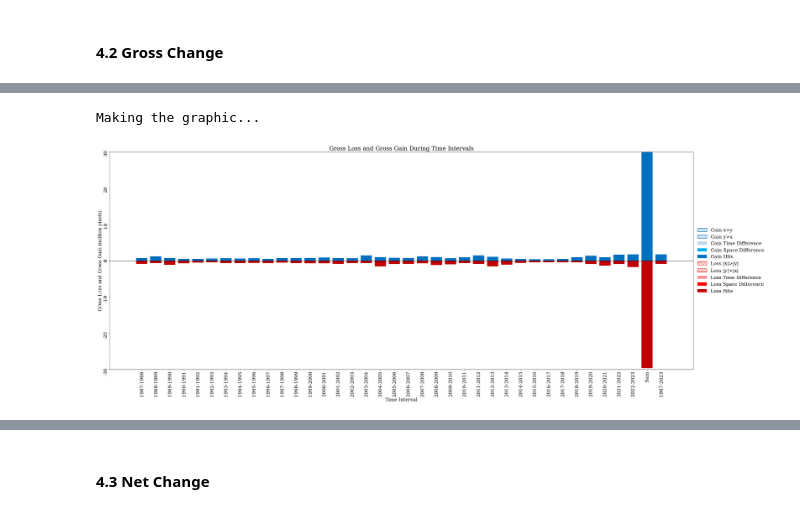
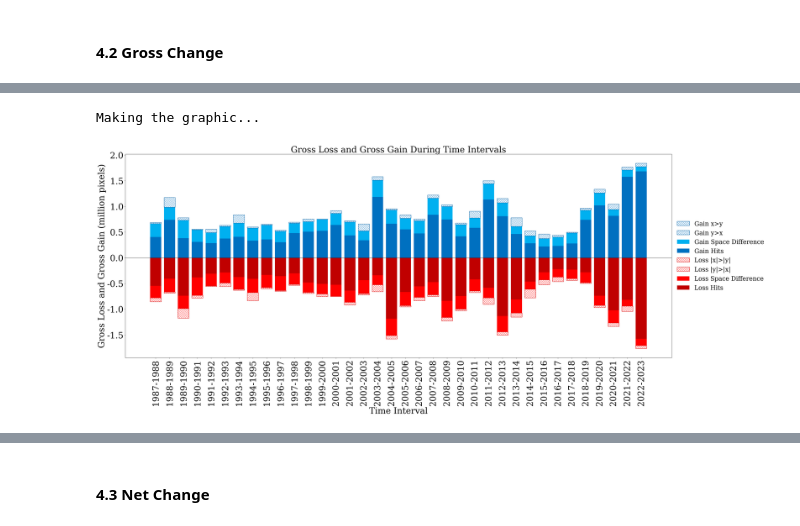
Before and after one commit to antoniovfonseca/compare-time-series, a Jupyter notebook: notebook-time-series-comparison.ipynb, the cells around one changed output, grey strips where cells are left out. Drawn from its saved outputs; the diff is of its cells as text; code cells hidden in the pictures.

Commit message:
sum and extent graphics included

```diff
--- a/notebook-time-series-comparison.ipynb
+++ b/notebook-time-series-comparison.ipynb
@@ -51,8 +51,10 @@ from rasterio.enums import Resampling
 # class_name = "savanna"
 # is_binary_data = True
 
-path_series_x = r"C:\Users\AntFonseca\github\1.INPUT\deforestation\westernCol9"
-path_series_y = r"C:\Users\AntFonseca\github\1.INPUT\deforestation\westernCol9"
+path_series_x = r"C:\Users\AntFonseca\github\1.INPUT\deforestation/westernCol9"
+path_series_y = r"C:\Users\AntFonseca\github\1.INPUT\deforestation/westernCol10"
+# path_series_x = r"/mnt/c/Users/AntFonseca/github/1.INPUT/deforestation/westernCol9"
+# path_series_y = r"/mnt/c/Users/AntFonseca/github/1.INPUT/deforestation/westernCol10"
 # time_points = [2008, 2009, 2010, 2011, 2012,
 #                2013, 2014, 2015, 2016, 2017,
 #                2018, 2019, 2020, 2021, 2022,
@@ -74,7 +76,8 @@ is_binary_data = True
 # is_binary_data = True
 
 # Output folder
-output_path = fr"C:\Users\AntFonseca\github\2.OUTPUT\{class_name}"
+# output_path = fr"/mnt/c/Users/AntFonseca/github/2.OUTPUT/{class_name}"
+output_path = fr"C:\Users\AntFonseca\github\2.OUTPUT/{class_name}"
 if not os.path.exists(output_path):
     os.makedirs(output_path)
 
@@ -723,6 +980,41 @@ mpl.rcParams["font.family"] = "serif"
 # -----------------------------------------------------------------------------
 # 1.2 Data preparation
 # -----------------------------------------------------------------------------
+# plot_data_list = []
+
+# for interval in time_intervals:
+#     row_data = change_results_by_interval.get(interval, {})
+#     row_data["Interval"] = interval
+#     plot_data_list.append(row_data)
+
+# sum_row_gross = sum_change_results.copy()
+# sum_row_gross["Interval"] = "Sum"
+# plot_data_list.append(sum_row_gross)
+
+# extent_row_gross = extent_results.copy()
+# extent_row_gross["Interval"] = f"{time_points[0]}-{time_points[-1]}"
+# plot_data_list.append(extent_row_gross)
+
+# df_plot = pd.DataFrame(plot_data_list).set_index("Interval").fillna(0)
+# labels = df_plot.index.tolist()
+
+# gain_colors = {
+#     "Hits": "#0070C0",
+#     "Space Difference": "#00B0F0",
+#     "Time Difference": "#BDD7EE",
+#     "Miss": "white",
+#     "False Alarm": "white"
+# }
+# loss_colors = {
+#     "Hits": "#C00000",
+#     "Space Difference": "#FF0000",
+#     "Time Difference": "#FF9696",
+#     "Miss": "white",
+#     "False Alarm": "white"
+# }
+# gain_hatch_color = "#0070C0"
+# loss_hatch_color = "#FF0000"
+
 plot_data_list = []
 
 for interval in time_intervals:
@@ -730,6 +1022,7 @@ for interval in time_intervals:
     row_data["Interval"] = interval
     plot_data_list.append(row_data)
 
+# continua calculando sum e extent (se precisar em tabela/export)
 sum_row_gross = sum_change_results.copy()
 sum_row_gross["Interval"] = "Sum"
 plot_data_list.append(sum_row_gross)
@@ -738,7 +1031,13 @@ extent_row_gross = extent_results.copy()
 extent_row_gross["Interval"] = f"{time_points[0]}-{time_points[-1]}"
 plot_data_list.append(extent_row_gross)
 
+# cria dataframe
 df_plot = pd.DataFrame(plot_data_list).set_index("Interval").fillna(0)
+
+# remove as duas últimas linhas apenas do gráfico
+extent_label = f"{time_points[0]}-{time_points[-1]}"
+df_plot = df_plot.drop(["Sum", extent_label], errors="ignore")
+
 labels = df_plot.index.tolist()
 
 gain_colors = {
@@ -881,12 +1180,12 @@ legend_dict["Loss |y|>|x|"] = (
 order = [
     "Gain x>y",
     "Gain y>x",
-    "Gain Time Difference",
+    # "Gain Time Difference",
     "Gain Space Difference",
     "Gain Hits",
     "Loss |x|>|y|",
     "Loss |y|>|x|",
-    "Loss Time Difference",
+    # "Loss Time Difference",
     "Loss Space Difference",
     "Loss Hits"
 ]
@@ -898,7 +1197,7 @@ ax.legend(
     handles=ordered_handles,
     labels=ordered_labels,
     loc="center left",
-    fontsize=18,
+    fontsize=25,
     bbox_to_anchor=(1, 0.5),
     frameon=False,
     alignment="left"
@@ -909,17 +1208,24 @@ ax.legend(
 # -----------------------------------------------------------------------------
 ax.set_title(
     "Gross Loss and Gross Gain During Time Intervals",
-    fontsize=22
+    fontsize=35
 )
 ax.set_xlabel(
     "Time Interval",
-    fontsize=18
+    fontsize=35
 )
 ax.tick_params(
-    axis="both",
+    axis="x",
     which="major",
-    labelsize=18,
+    labelsize=35,
     rotation=90
+)
+
+ax.tick_params(
+    axis="y",
+    which="major",
+    labelsize=35,
+    # rotation=90
 )
 
 # =============================================================================
@@ -938,38 +1244,41 @@ ax.tick_params(
 
 # Option 2: For large values (divide by 1 million)
 def millions_formatter(y, pos):
-    return f"{y / 1_000_000:.0f}"
+    return f"{y / 1_000_000:.1f}"
 ax.yaxis.set_major_formatter(FuncFormatter(millions_formatter))
-ax.set_ylim(-30_000_000, 30_000_000)
+# ax.set_ylim(
+#     -2_000_000,
+#      2_000_000
+# )
 ax.set_ylabel(
     "Gross Loss and Gross Gain (million pixels)",
-    fontsize=18
+    fontsize=35
 )
 
 # Option 3: For large values (divide by 1 thousand)
 # def thousands_formatter(y, pos):
 #     return f"{y / 1_000:.0f}"
 # ax.yaxis.set_major_formatter(FuncFormatter(thousands_formatter))
 # ax.set_ylim(-900_000, 900_000)
 # ax.set_ylabel(
 #     "Gross Loss and Gross Gain (thousand pixels)",
 #     fontsize=20
 # )
 
 # =============================================================================
 # 1.8 Save figure
 # =============================================================================
 output_filename = f"gross_change_{class_name}.png"
 final_path = os.path.join(output_path, output_filename)
 
 plt.savefig(
     final_path,
     dpi=300,
     bbox_inches="tight"
 )
 plt.show()
 
 print(f"\n✅ Processing complete. Graphic saved as: {final_path}")
 # %% [output]
 Making the graphic...
-[figure, old version]
+[figure, new version]
```
Also changed, not shown: parts of 28 cells of this notebook.
